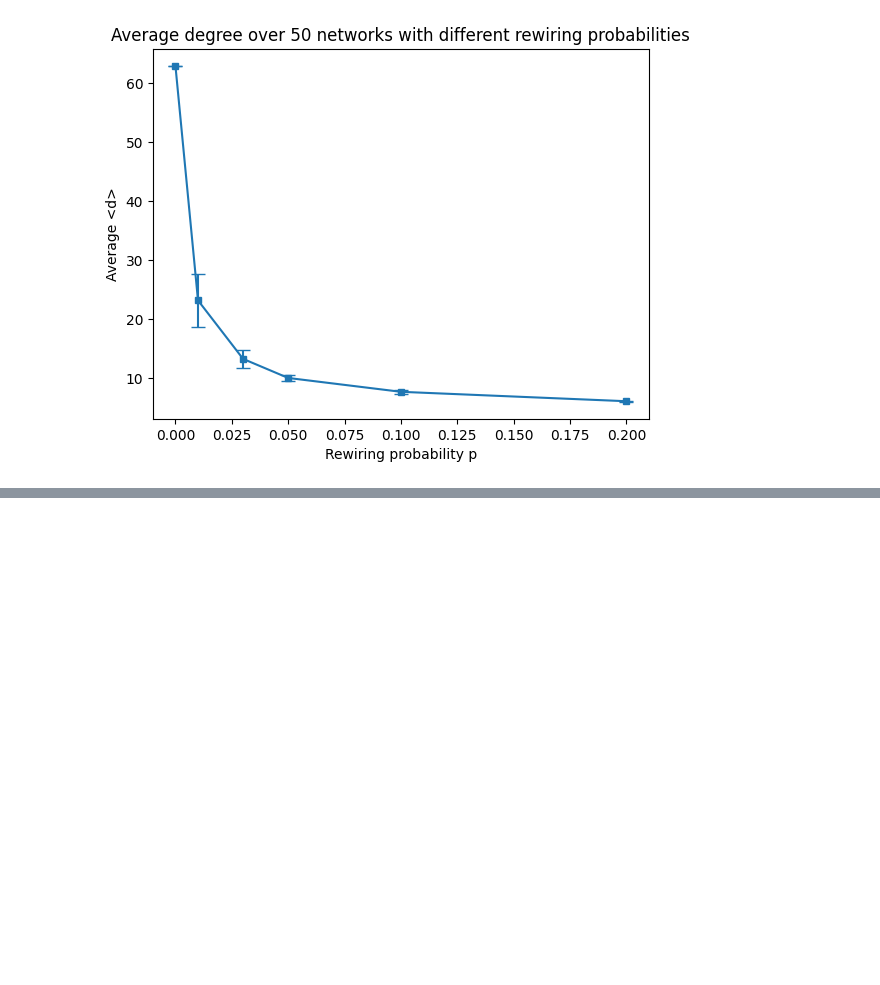
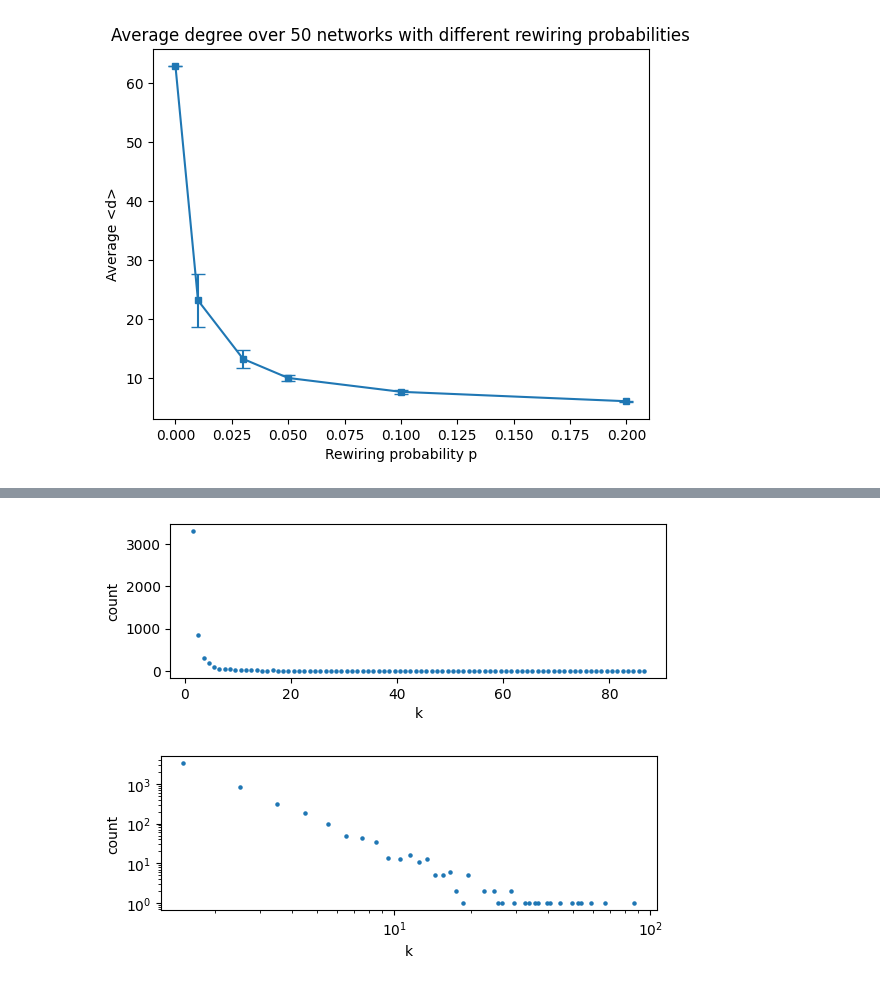
Before and after one commit to isaix/socialgraphs, a Jupyter notebook: Assignment1.ipynb, the cells around one changed output, grey strips where cells are left out. Drawn from its saved outputs; the diff is of its cells as text; code cells hidden in the pictures; blank space fills up the shorter version.

```diff
--- a/Assignment1.ipynb
+++ b/Assignment1.ipynb
@@ -246,0 +323,8 @@ Text(0.5, 0, 'Rewiring probability p')
+# %%
+BA= BANetwork(5000)
+# %%
+BA.plot_degree_distribution()
+BA.plot_degree_distribution(log=True)
+# %% [output]
+[figure, added]
+[figure, added]
```
Also changed, not shown: parts of 10 cells of this notebook.
